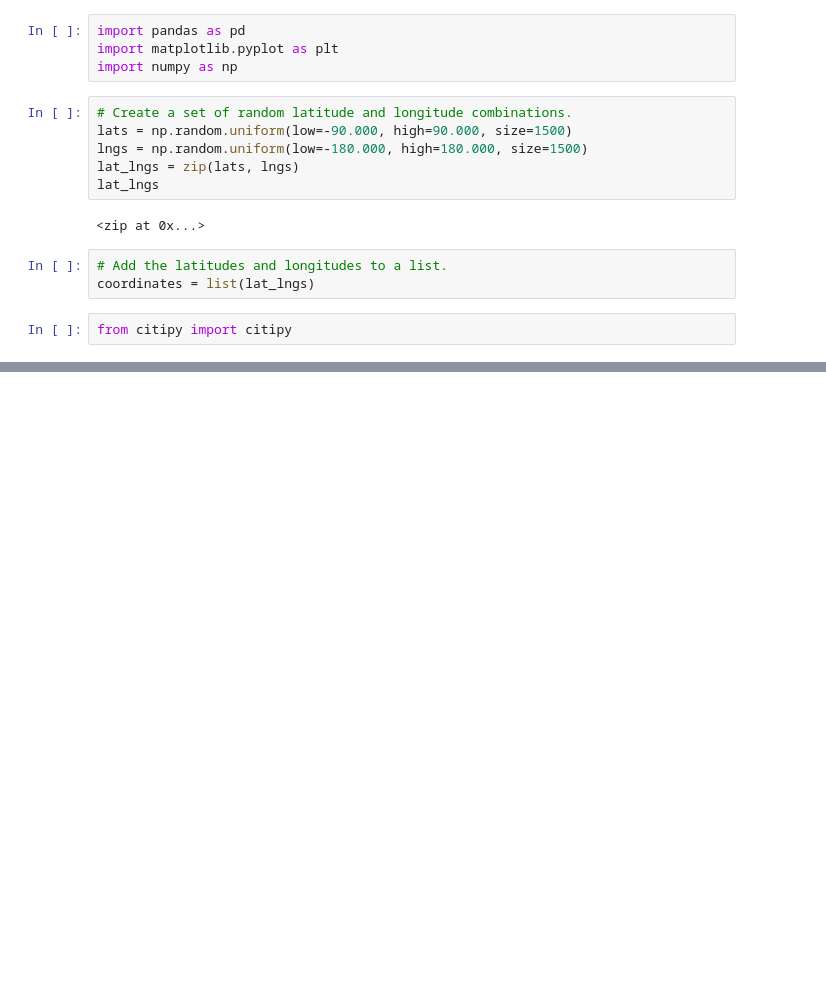
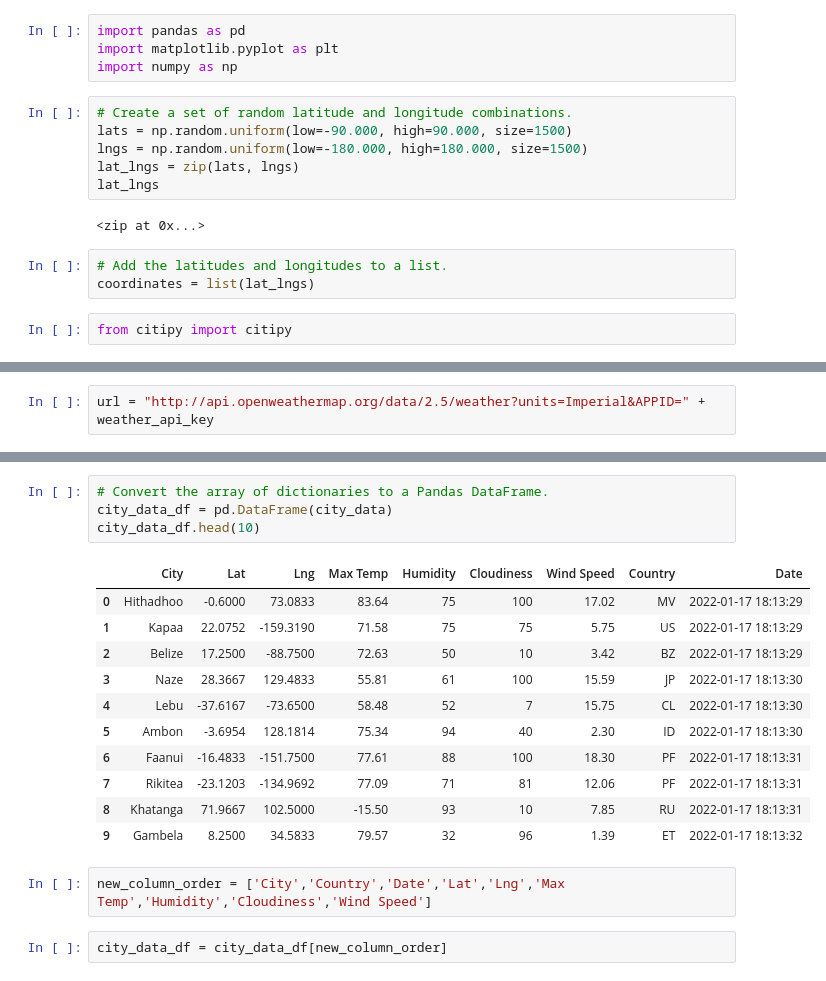
Before and after one commit to JDittes/World_Weather_Analysis, a Jupyter notebook: WeatherPy.ipynb, the cells around one changed output, grey strips where cells are left out. Saved outputs shown, nothing was run; the diff lists cells and outputs as text; blank space fills up the shorter version.

Commit message:
adding JSON data

```diff
--- a/WeatherPy.ipynb
+++ b/WeatherPy.ipynb
@@ -31,0 +38,2 @@ len(cities)
+# %%
+url = "http://api.openweathermap.org/data/2.5/weather?units=Imperial&APPID=" + weather_api_key
@@ -31,0 +136,20 @@ len(cities)
+# %%
+# Convert the array of dictionaries to a Pandas DataFrame.
+city_data_df = pd.DataFrame(city_data)
+city_data_df.head(10)
+# %% [output]
+|  | City | Lat | Lng | Max Temp | Humidity | Cloudiness | Wind Speed | Country | Date |
+| 0 | Hithadhoo | -0.6000 | 73.0833 | 83.64 | 75 | 100 | 17.02 | MV | 2022-01-17 18:13:29 |
+| 1 | Kapaa | 22.0752 | -159.3190 | 71.58 | 75 | 75 | 5.75 | US | 2022-01-17 18:13:29 |
+| 2 | Belize | 17.2500 | -88.7500 | 72.63 | 50 | 10 | 3.42 | BZ | 2022-01-17 18:13:29 |
+| 3 | Naze | 28.3667 | 129.4833 | 55.81 | 61 | 100 | 15.59 | JP | 2022-01-17 18:13:30 |
+| 4 | Lebu | -37.6167 | -73.6500 | 58.48 | 52 | 7 | 15.75 | CL | 2022-01-17 18:13:30 |
+| 5 | Ambon | -3.6954 | 128.1814 | 75.34 | 94 | 40 | 2.30 | ID | 2022-01-17 18:13:30 |
+| 6 | Faanui | -16.4833 | -151.7500 | 77.61 | 88 | 100 | 18.30 | PF | 2022-01-17 18:13:31 |
+| 7 | Rikitea | -23.1203 | -134.9692 | 77.09 | 71 | 81 | 12.06 | PF | 2022-01-17 18:13:31 |
+| 8 | Khatanga | 71.9667 | 102.5000 | -15.50 | 93 | 10 | 7.85 | RU | 2022-01-17 18:13:31 |
+| 9 | Gambela | 8.2500 | 34.5833 | 79.57 | 32 | 96 | 1.39 | ET | 2022-01-17 18:13:32 |
+# %%
+new_column_order = ['City','Country','Date','Lat','Lng','Max Temp','Humidity','Cloudiness','Wind Speed']
+# %%
+city_data_df = city_data_df[new_column_order]
```
Also changed, not shown: parts of 6 cells of this notebook, 3 other files.
